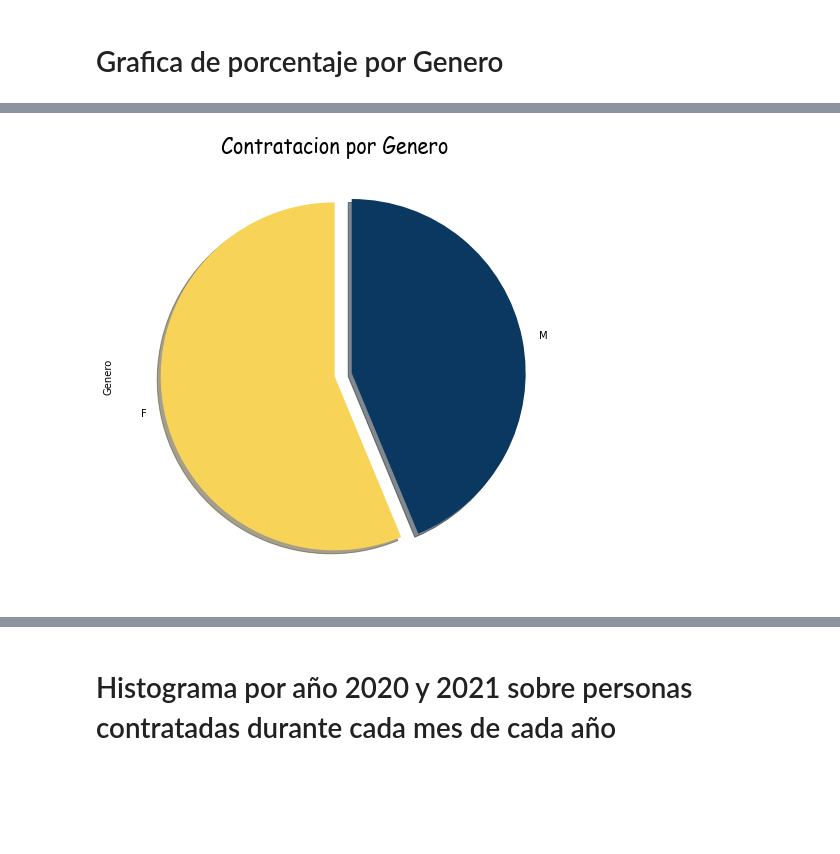
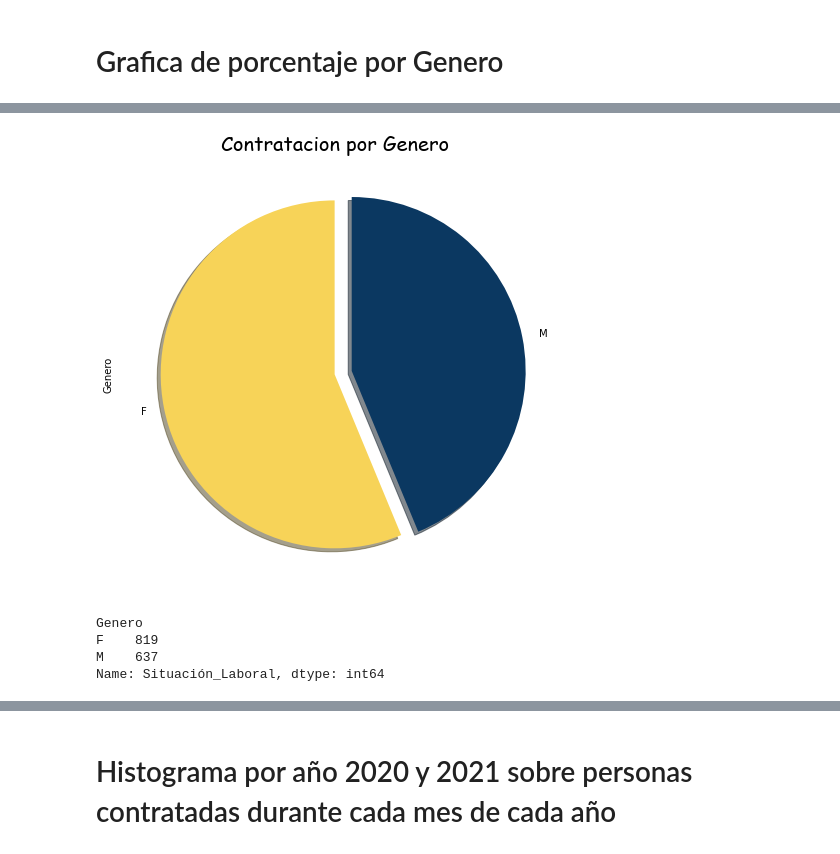
Before and after one commit to SaukB/Analisis, a Jupyter notebook: Material/Proyecto.ipynb, the cells around one changed output, grey strips where cells are left out. Saved outputs shown, nothing was run; the diff lists cells and outputs as text; code cells hidden in the pictures; blank space fills up the shorter version.

```diff
--- a/Material/Proyecto.ipynb
+++ b/Material/Proyecto.ipynb
@@ -176,9 +176,14 @@ plt.show
 # %%
 mdatos.Genero.value_counts().plot.pie(explode =[0,0.1] , shadow =True,startangle=90,  figsize =(18,8), colors=colors)
 plt.title('Contratacion por Genero',fontdict= font1)
 plt.show()
+mdatos.groupby(["Genero"])["Situación_Laboral"].count()
 # %% [output]
-[figure, old version]
+[figure, new version]
+Genero
+F    819
+M    637
+Name: Situación_Laboral, dtype: int64
 # %%
 Programa = mdatos.groupby("Rango_Edad")["Situación_Laboral"].count()
 Programa.head(7).plot.barh(edgecolor="black",color="#5999B3",  figsize =(18,8))
```
Also changed, not shown: parts of 4 cells of this notebook.
